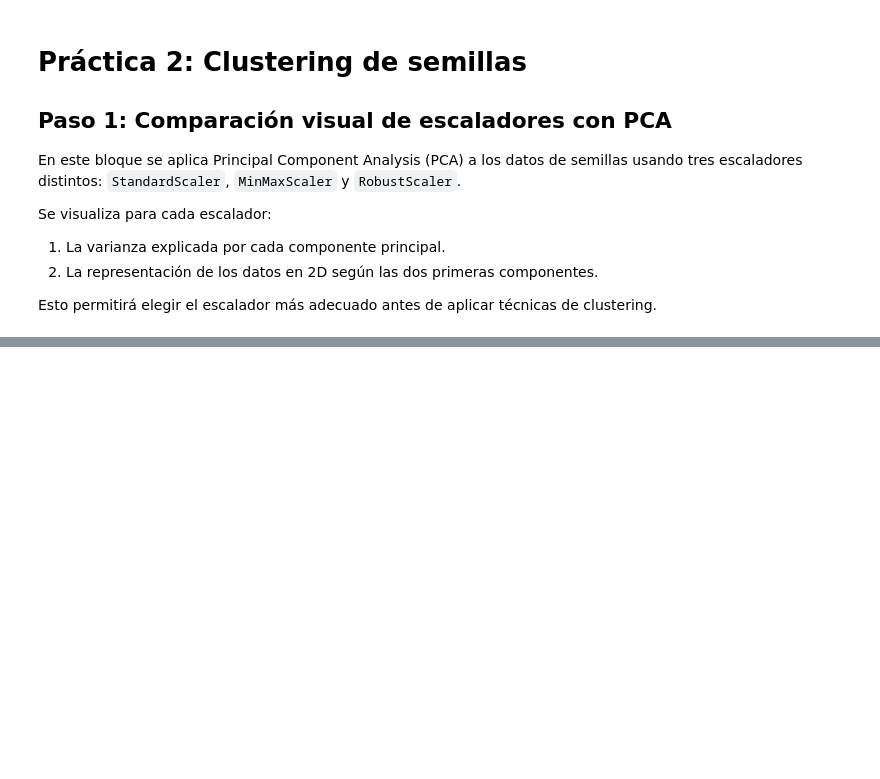
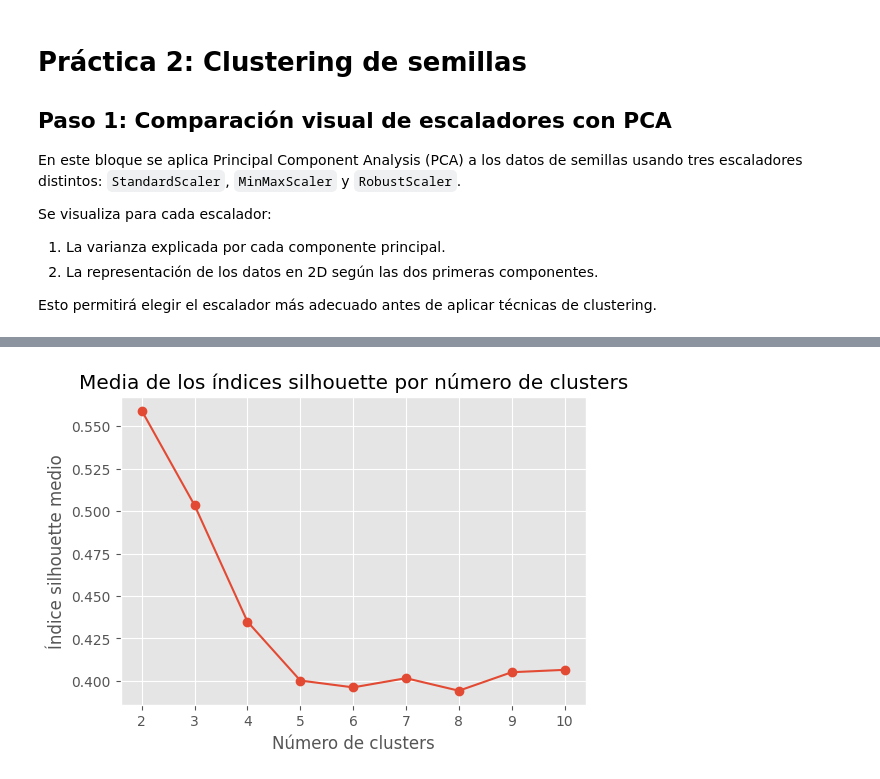
Before and after one commit to 100495884/Aprendizaje-Automatico-P2, a Jupyter notebook: notebooks/notebook_p2.ipynb, the cells around one changed output, grey strips where cells are left out. Cells and saved outputs as stored; diff of their text form; code cells hidden in the pictures; blank space fills up the shorter version.

```diff
--- a/notebooks/notebook_p2.ipynb
+++ b/notebooks/notebook_p2.ipynb
@@ -99,0 +152,21 @@ mostrar_pca_2d(X, RobustScaler(), 'RobustScaler', seed + 2)
+# %%
+from sklearn.metrics import silhouette_score
+
+rango_n_clusters = range(2, 11)
+valores_medios_silhouette = []
+
+for n_clusters in rango_n_clusters:
+    modelo_kmeans = KMeans(n_clusters=n_clusters, n_init=20, random_state=42)
+    etiquetas = modelo_kmeans.fit_predict(X_reducido)
+    silhouette_avg = silhouette_score(X_reducido, etiquetas)
+    valores_medios_silhouette.append(silhouette_avg)
+
+plt.figure(figsize=(6, 4))
+plt.plot(rango_n_clusters, valores_medios_silhouette, marker='o')
+plt.title("Media de los índices silhouette por número de clusters")
+plt.xlabel("Número de clusters")
+plt.ylabel("Índice silhouette medio")
+plt.grid(True)
+plt.show()
+# %% [output]
+[figure, added]
```
Also changed, not shown: parts of 36 cells of this notebook.
